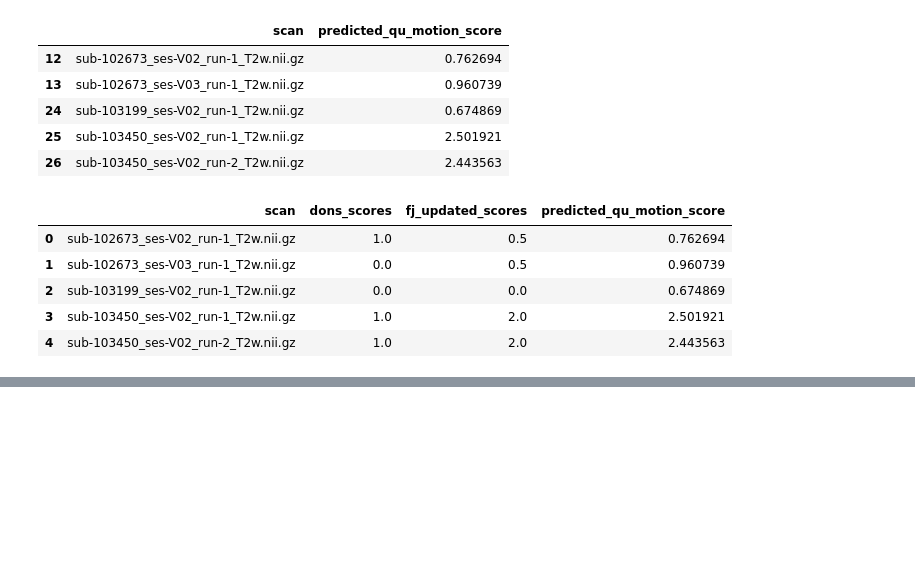
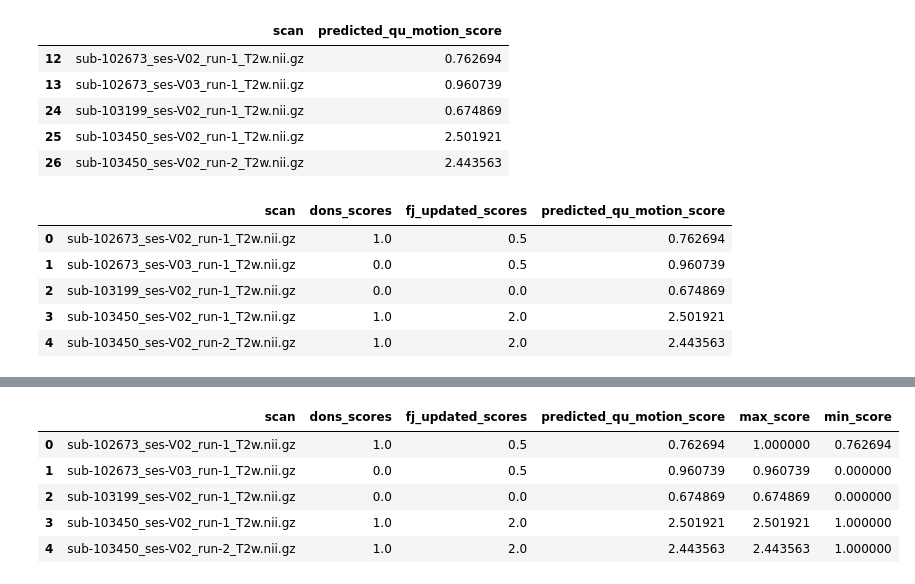
Before and after one commit to DCAN-Labs/automated-qc, a Jupyter notebook: scripts/utils/where_model_is_most_correct_v2.ipynb, the cells around one changed output, grey strips where cells are left out. Saved outputs shown, nothing was run; the diff lists cells and outputs as text; code cells hidden in the pictures; blank space fills up the shorter version.

```diff
--- a/scripts/utils/where_model_is_most_correct_v2.ipynb
+++ b/scripts/utils/where_model_is_most_correct_v2.ipynb
@@ -80,0 +92,11 @@ merged_scores.head()
+# %%
+# add another column for the min of the two scores within don_scores column and predicted_qu_motion_score column
+merged_scores["min_score"] = merged_scores[["dons_scores", "predicted_qu_motion_score"]].min(axis=1)
+merged_scores.head()
+# %% [output]
+|  | scan | dons_scores | fj_updated_scores | predicted_qu_motion_score | max_score | min_score |
+| 0 | sub-102673_ses-V02_run-1_T2w.nii.gz | 1.0 | 0.5 | 0.762694 | 1.000000 | 0.762694 |
+| 1 | sub-102673_ses-V03_run-1_T2w.nii.gz | 0.0 | 0.5 | 0.960739 | 0.960739 | 0.000000 |
+| 2 | sub-103199_ses-V02_run-1_T2w.nii.gz | 0.0 | 0.0 | 0.674869 | 0.674869 | 0.000000 |
+| 3 | sub-103450_ses-V02_run-1_T2w.nii.gz | 1.0 | 2.0 | 2.501921 | 2.501921 | 1.000000 |
+| 4 | sub-103450_ses-V02_run-2_T2w.nii.gz | 1.0 | 2.0 | 2.443563 | 2.443563 | 1.000000 |
```
Also changed, not shown: parts of 7 cells of this notebook, 1 other file.
